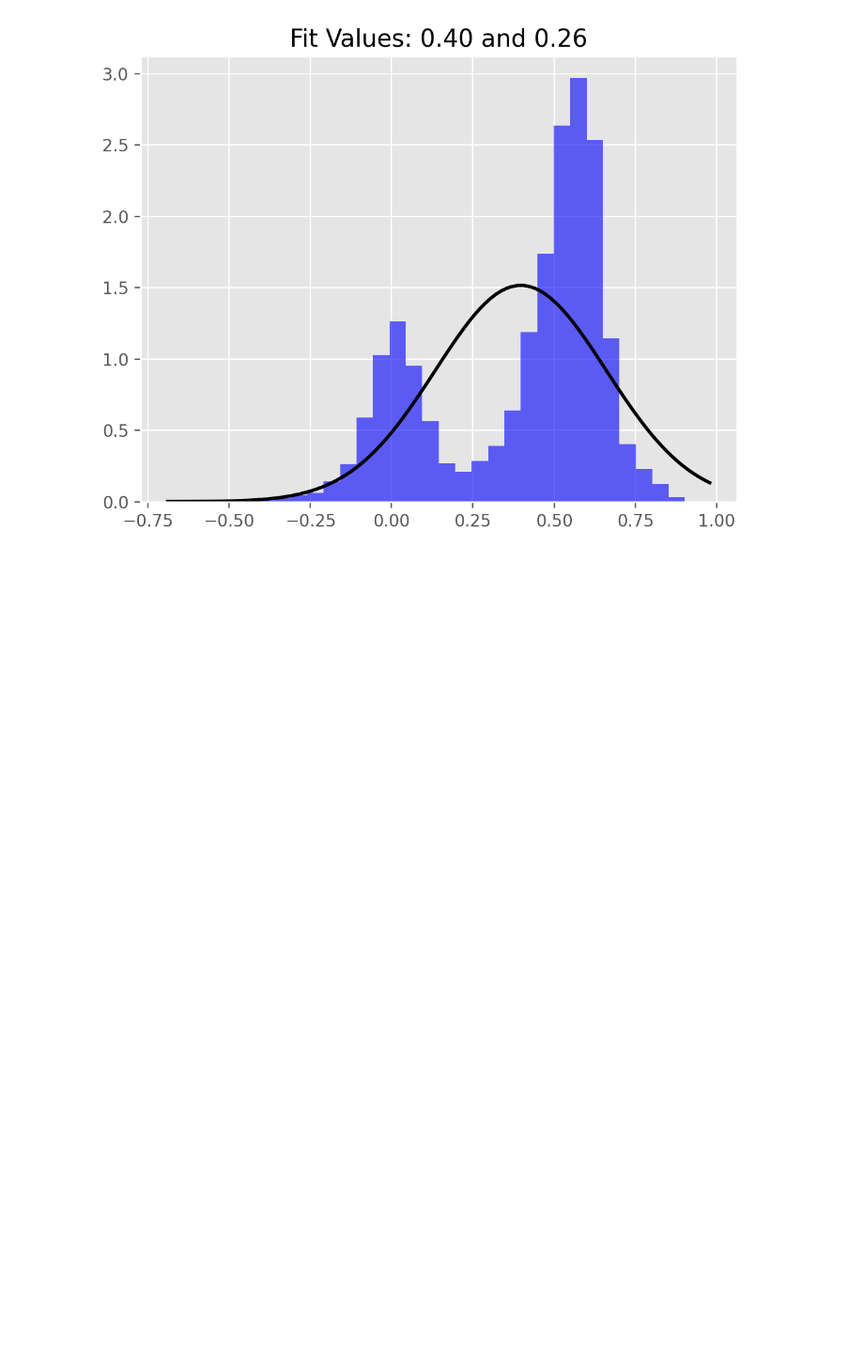
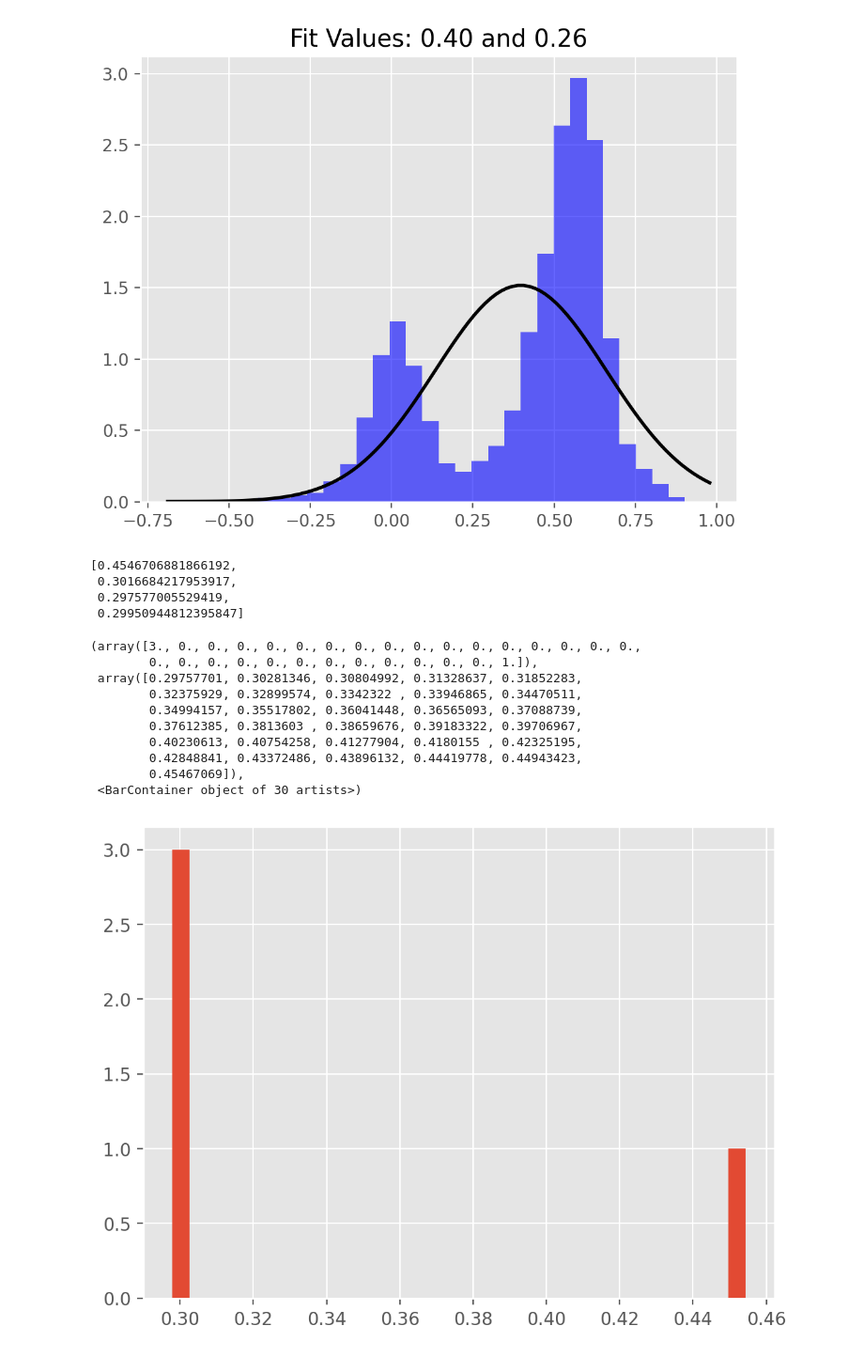
Before and after one commit to jakegwinn/argonne, a Jupyter notebook: data_analysis_logs.ipynb, the cells around one changed output. Shown at 94% size. Cells and saved outputs as stored; diff of their text form; code cells hidden in the pictures; blank space fills up the shorter version.

```diff
--- a/data_analysis_logs.ipynb
+++ b/data_analysis_logs.ipynb
@@ -806,3 +816,34 @@ norm_hist(dict_75["Drug_736"]["AUCError"])
 norm_hist(dict_75["Drug_988"]["AUCError"])
 # %% [output]
 [figure]
+# %%
+d_988, _ = get_all_drug_dfs("Drug_988", path=path, wanted_jobs=jobs_75)
+# %%
+rmses_988 = []
+for d in d_988:
+    # print(d)
+    # print(d["AUC"])
+    rmse_curr = mean_squared_error(d["AUC"], d["AUCError"], squared=False)
+    rmses_988.append(rmse_curr)
+rmses_988
+# %% [output]
+[0.4546706881866192,
+ 0.3016684217953917,
+ 0.297577005529419,
+ 0.29950944812395847]
+# %%
+fig, ax = plt.subplots()
+
+ax.hist(rmses_988, bins=30, rwidth=0.9)
+# %% [output]
+(array([3., 0., 0., 0., 0., 0., 0., 0., 0., 0., 0., 0., 0., 0., 0., 0., 0.,
+        0., 0., 0., 0., 0., 0., 0., 0., 0., 0., 0., 0., 1.]),
+ array([0.29757701, 0.30281346, 0.30804992, 0.31328637, 0.31852283,
+        0.32375929, 0.32899574, 0.3342322 , 0.33946865, 0.34470511,
+        0.34994157, 0.35517802, 0.36041448, 0.36565093, 0.37088739,
+        0.37612385, 0.3813603 , 0.38659676, 0.39183322, 0.39706967,
+        0.40230613, 0.40754258, 0.41277904, 0.4180155 , 0.42325195,
+        0.42848841, 0.43372486, 0.43896132, 0.44419778, 0.44943423,
+        0.45467069]),
+ <BarContainer object of 30 artists>)
+[figure, added]
```
Also changed, not shown: parts of 8 cells of this notebook, 11 other files.
